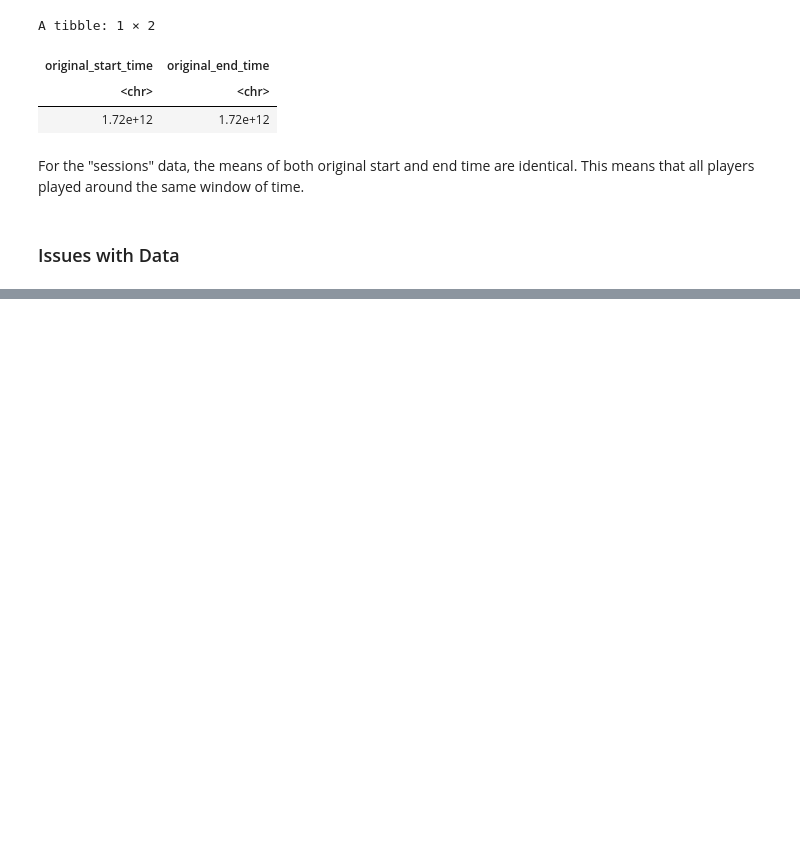
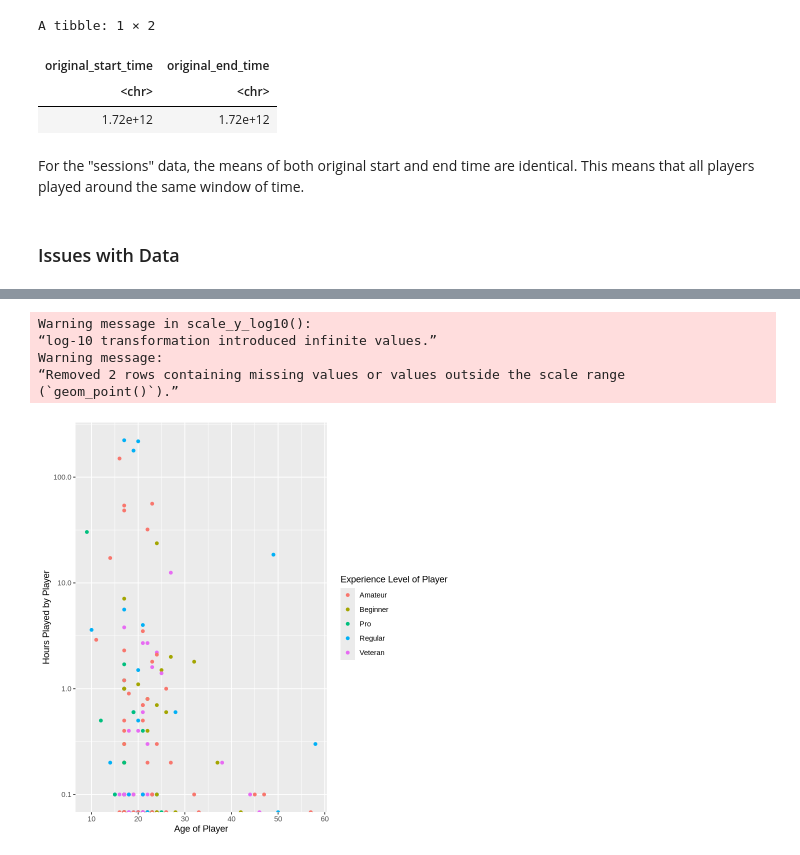
Before and after one commit to matthewgmarbella-dotcom/95456646_PPS, a Jupyter notebook: Indiv_Proj.ipynb, the cells around one changed output, grey strips where cells are left out. Saved outputs shown, nothing was run; the diff lists cells and outputs as text; code cells hidden in the pictures; blank space fills up the shorter version.

```diff
--- a/Indiv_Proj.ipynb
+++ b/Indiv_Proj.ipynb
@@ -139,0 +147,14 @@ print("Hello World")
+# %%
+players_scatter <- players_data |>
+    ggplot(aes(x = Age, y = played_hours)) +
+    geom_point(aes(colour = experience)) +
+    scale_y_log10() +
+    labs(x = "Age of Player", y = "Hours Played by Player", color = "Experience Level of Player")
+players_scatter
+# %% [output]
+Warning message in scale_y_log10():
+“log-10 transformation introduced infinite values.”
+Warning message:
+“Removed 2 rows containing missing values or values outside the scale range
+(`geom_point()`).”
+[figure, added]
```
Also changed, not shown: parts of 9 cells of this notebook.
